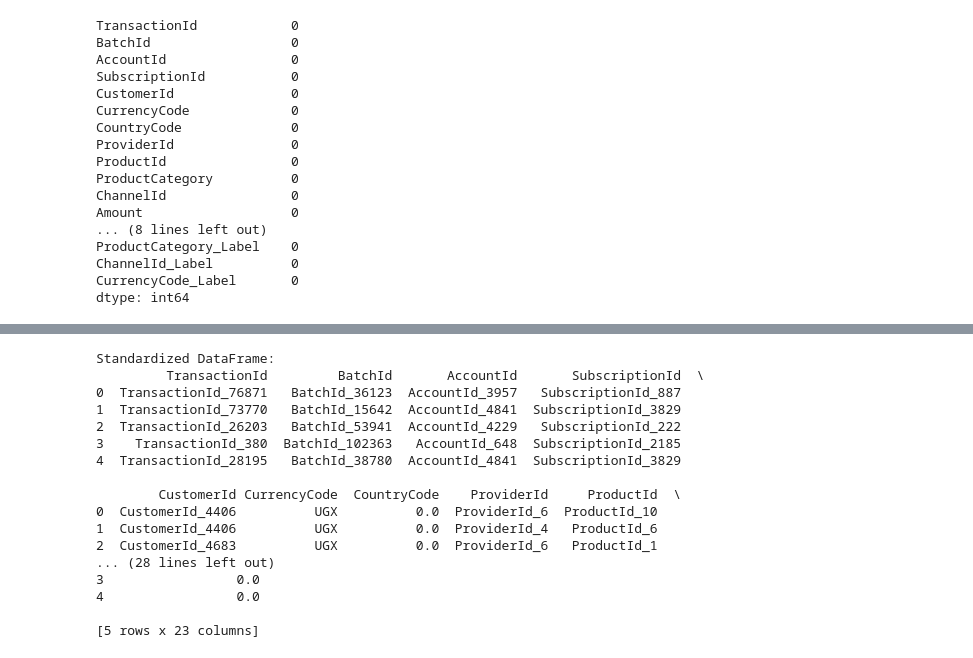
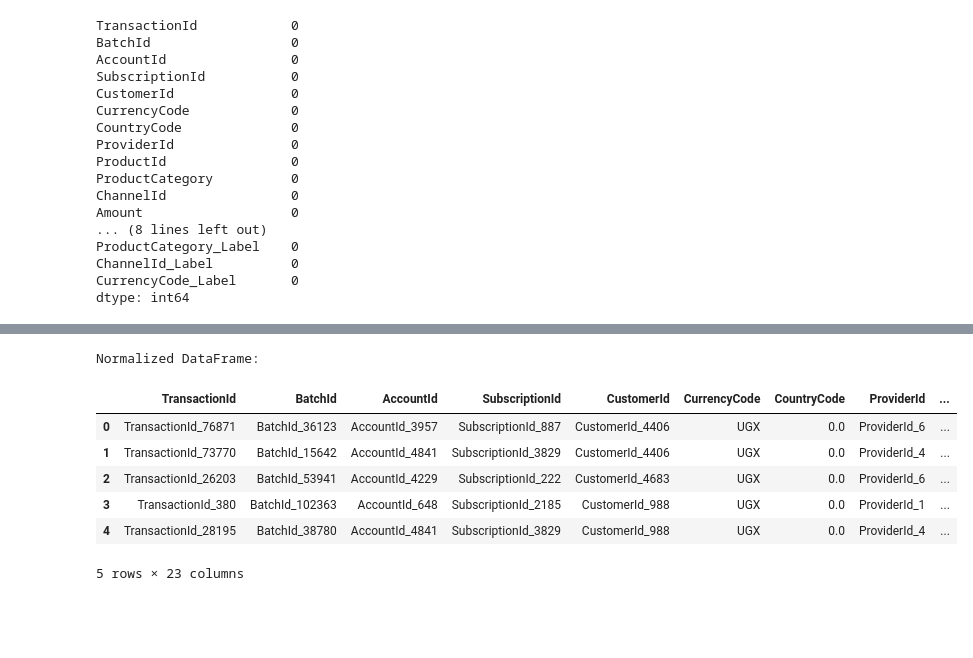
Before and after one commit to amannnnnyyyy/Credit-Scoring_and_Risk-Analysis, a Jupyter notebook: notebooks/credit_scoring_bati.ipynb, the cells around one changed output, grey strips where cells are left out. Drawn from its saved outputs; the diff is of its cells as text; code cells hidden in the pictures; blank space fills up the shorter version.

```diff
--- a/notebooks/credit_scoring_bati.ipynb
+++ b/notebooks/credit_scoring_bati.ipynb
@@ -356,9 +277,0 @@ aggregate_features.head(10)
-# %%
-data['TransactionStartTime'] = pd.to_datetime(data['TransactionStartTime'])
-
-# Extract features from the TransactionStartTime
-data['Transaction_Hour'] = data['TransactionStartTime'].dt.hour
-data['Transaction_Day'] = data['TransactionStartTime'].dt.day
-data['Transaction_Month'] = data['TransactionStartTime'].dt.month
-data['Transaction_Year'] = data['TransactionStartTime'].dt.year
-data[['TransactionStartTime', 'Transaction_Hour', 'Transaction_Day', 'Transaction_Month', 'Transaction_Year']].head()
@@ -408,16 +314,6 @@ Shape of encoded features: (95662, 11)
 # %%
-from sklearn.preprocessing import LabelEncoder
-
-# Create a LabelEncoder object
-label_encoder = LabelEncoder()
-
-# Encode categorical variables
-data['ProductCategory_Label'] = label_encoder.fit_transform(data['ProductCategory'])
-data['ChannelId_Label'] = label_encoder.fit_transform(data['ChannelId'])
-data['CurrencyCode_Label'] = label_encoder.fit_transform(data['CurrencyCode'])
-
 # Display the DataFrame after Label Encoding
-data[['ProductCategory', 'ProductCategory_Label', 'ChannelId', 'ChannelId_Label', 'CurrencyCode', 'CurrencyCode_Label']].head()
+label_encoder(data)[['ProductCategory', 'ProductCategory_Label', 'ChannelId', 'ChannelId_Label', 'CurrencyCode', 'CurrencyCode_Label']].head()
 # %% [output]
 |  | ProductCategory | ProductCategory_Label | ChannelId | ChannelId_Label | CurrencyCode | CurrencyCode_Label |
 | 0 | airtime | 0 | ChannelId_3 | 2 | UGX | 0 |
@@ -427,17 +323,9 @@ data[['ProductCategory', 'ProductCategory_Label', 'ChannelId', 'ChannelId_Label'
 | 4 | financial_services | 2 | ChannelId_2 | 1 | UGX | 0 |
 # %%
 print(data.isnull().sum())
-from sklearn.impute import KNNImputer
-
-# Initialize KNN Imputer
-imputer = KNNImputer(n_neighbors=5)
-
-# Impute missing values
-df_imputed = pd.DataFrame(imputer.fit_transform(data.select_dtypes(include=[np.number])),
-                          columns=data.select_dtypes(include=[np.number]).columns)
 
 # Replace the original DataFrame's numerical columns with imputed values
-data[data.select_dtypes(include=[np.number]).columns] = df_imputed
+data[data.select_dtypes(include=[np.number]).columns] = null_value_imputing_KNN(data)
 # %% [output]
 TransactionId            0
 BatchId                  0
@@ -490,29 +347,14 @@ Normalized DataFrame:
-# %%
-# Initialize StandardScaler
-standard_scaler = StandardScaler()
-
-# Apply standardization
-df_standardized = data.copy()  # Create a copy to avoid modifying the original DataFrame
-df_standardized[numerical_columns] = standard_scaler.fit_transform(data[numerical_columns])
-
-# Display the standardized DataFrame
-print("Standardized DataFrame:")
-print(df_standardized.head())
-# %% [output]
-Standardized DataFrame:
-         TransactionId         BatchId       AccountId       SubscriptionId  \
-0  TransactionId_76871   BatchId_36123  AccountId_3957   SubscriptionId_887
-1  TransactionId_73770   BatchId_15642  AccountId_4841  SubscriptionId_3829
-2  TransactionId_26203   BatchId_53941  AccountId_4229   SubscriptionId_222
-3    TransactionId_380  BatchId_102363   AccountId_648  SubscriptionId_2185
-4  TransactionId_28195   BatchId_38780  AccountId_4841  SubscriptionId_3829
-
-        CustomerId CurrencyCode  CountryCode    ProviderId     ProductId  \
-0  CustomerId_4406          UGX          0.0  ProviderId_6  ProductId_10
-1  CustomerId_4406          UGX          0.0  ProviderId_4   ProductId_6
-2  CustomerId_4683          UGX          0.0  ProviderId_6   ProductId_1
-... (28 lines left out)
-3                 0.0
-4                 0.0
-
-[5 rows x 23 columns]
+# %%
+# Display the normalized DataFrame
+print("Normalized DataFrame:")
+numerical_columns = scaling(data)[1]
+scaling(data)[0].head()
+# %% [output]
+Normalized DataFrame:
+|  | TransactionId | BatchId | AccountId | SubscriptionId | CustomerId | CurrencyCode | CountryCode | ProviderId | ... |
+| 0 | TransactionId_76871 | BatchId_36123 | AccountId_3957 | SubscriptionId_887 | CustomerId_4406 | UGX | 0.0 | ProviderId_6 | ... |
+| 1 | TransactionId_73770 | BatchId_15642 | AccountId_4841 | SubscriptionId_3829 | CustomerId_4406 | UGX | 0.0 | ProviderId_4 | ... |
+| 2 | TransactionId_26203 | BatchId_53941 | AccountId_4229 | SubscriptionId_222 | CustomerId_4683 | UGX | 0.0 | ProviderId_6 | ... |
+| 3 | TransactionId_380 | BatchId_102363 | AccountId_648 | SubscriptionId_2185 | CustomerId_988 | UGX | 0.0 | ProviderId_1 | ... |
+| 4 | TransactionId_28195 | BatchId_38780 | AccountId_4841 | SubscriptionId_3829 | CustomerId_988 | UGX | 0.0 | ProviderId_4 | ... |
+5 rows × 23 columns
```
Also changed, not shown: parts of 13 cells of this notebook, 2 other files.
